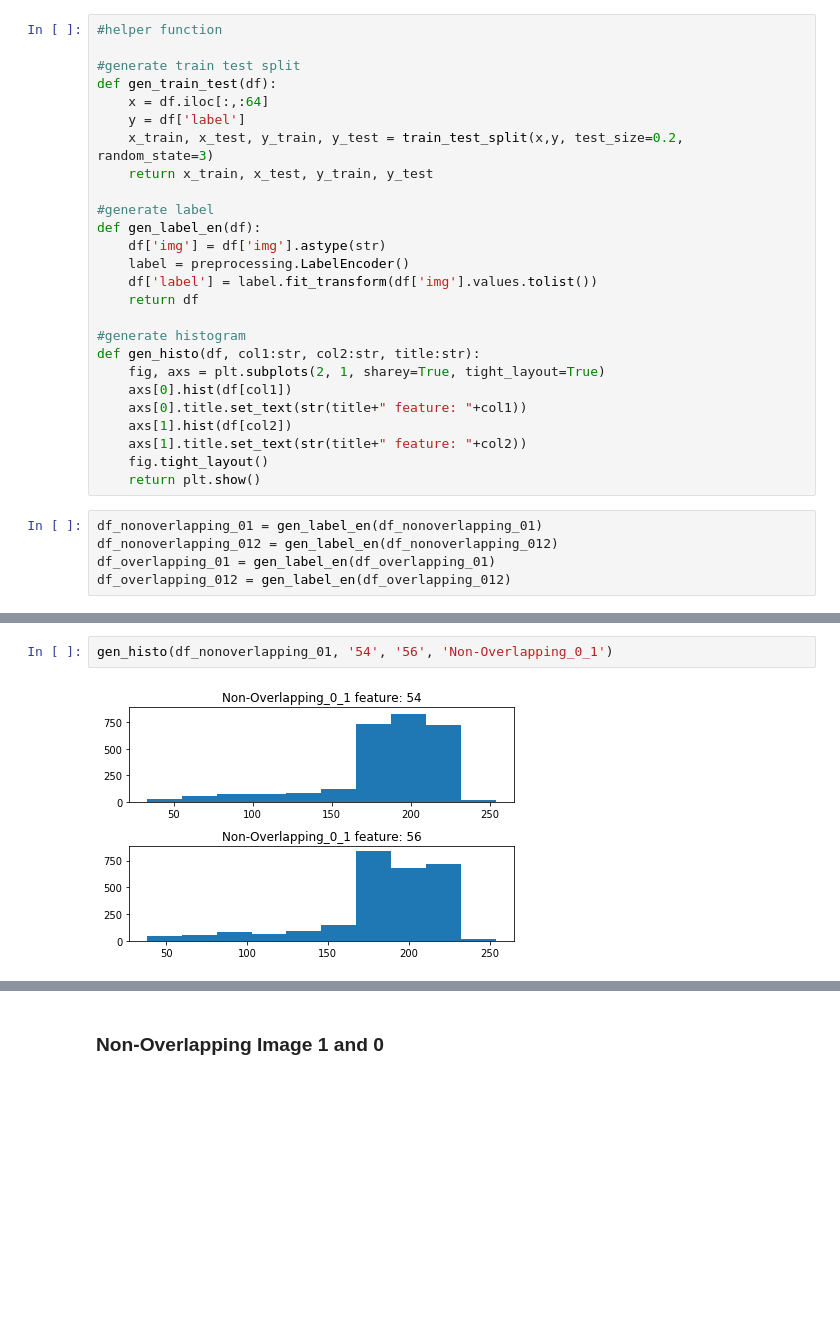
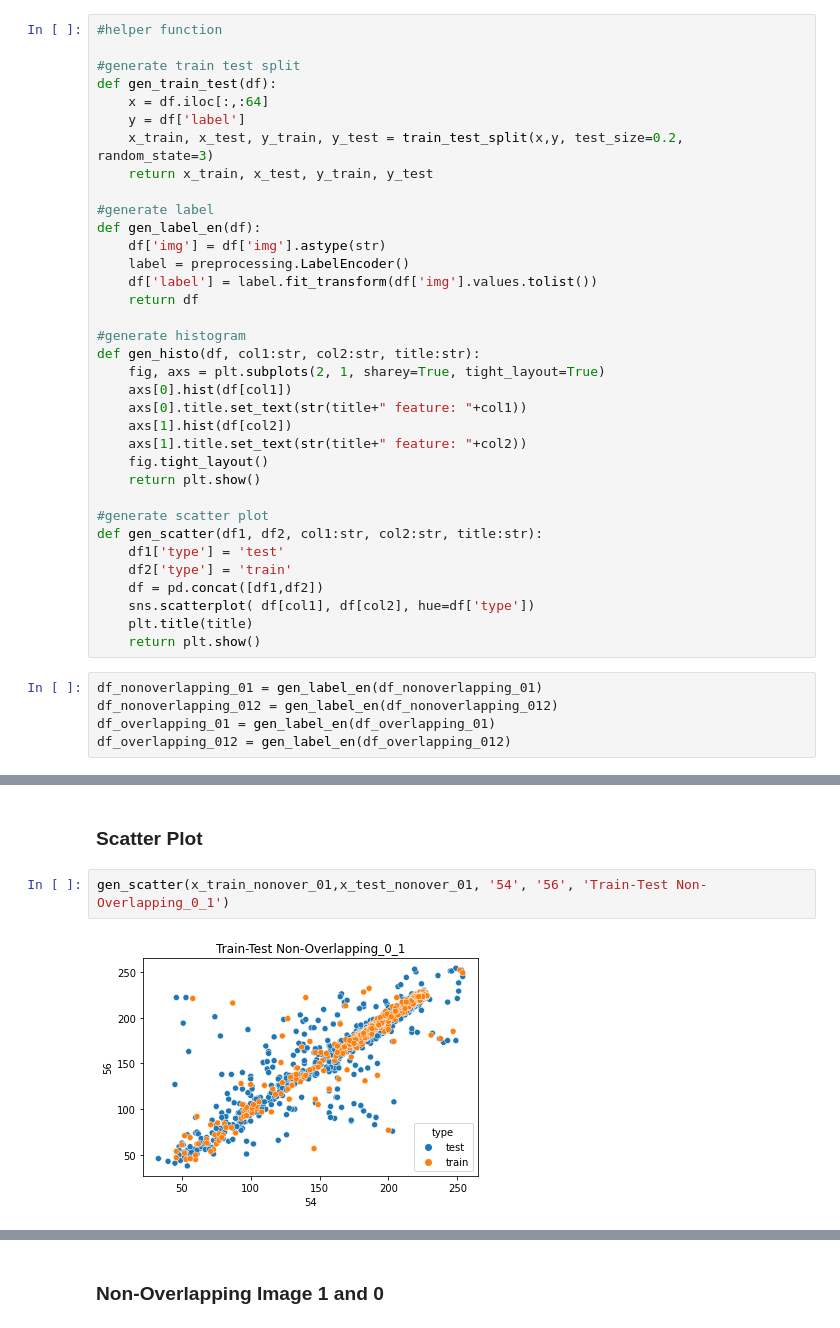
Before and after one commit to vathanahim/image_analysis, a Jupyter notebook: Part_2/code/Assignment2.ipynb, the cells around one changed output, grey strips where cells are left out. Drawn from its saved outputs; the diff is of its cells as text; blank space fills up the shorter version.

```diff
--- a/Part_2/code/Assignment2.ipynb
+++ b/Part_2/code/Assignment2.ipynb
@@ -54,6 +40,15 @@ def gen_histo(df, col1:str, col2:str, title:str):
     axs[1].title.set_text(str(title+" feature: "+col2))
     fig.tight_layout()
     return plt.show()
+
+#generate scatter plot
+def gen_scatter(df1, df2, col1:str, col2:str, title:str):
+    df1['type'] = 'test'
+    df2['type'] = 'train'
+    df = pd.concat([df1,df2])
+    sns.scatterplot( df[col1], df[col2], hue=df['type'])
+    plt.title(title)
+    return plt.show()
 # %%
 df_nonoverlapping_01 = gen_label_en(df_nonoverlapping_01)
 df_nonoverlapping_012 = gen_label_en(df_nonoverlapping_012)
@@ -67,4 +90,6 @@ x_train_over_012, x_test_over_012, y_train_over_012, y_test_over_012 = gen_train
+# %% [markdown]
+### Scatter Plot
 # %%
-gen_histo(df_nonoverlapping_01, '54', '56', 'Non-Overlapping_0_1')
+gen_scatter(x_train_nonover_01,x_test_nonover_01, '54', '56', 'Train-Test Non-Overlapping_0_1')
 # %% [output]
-[figure, old version]
+[figure, new version]
```
Also changed, not shown: parts of 31 cells of this notebook.
